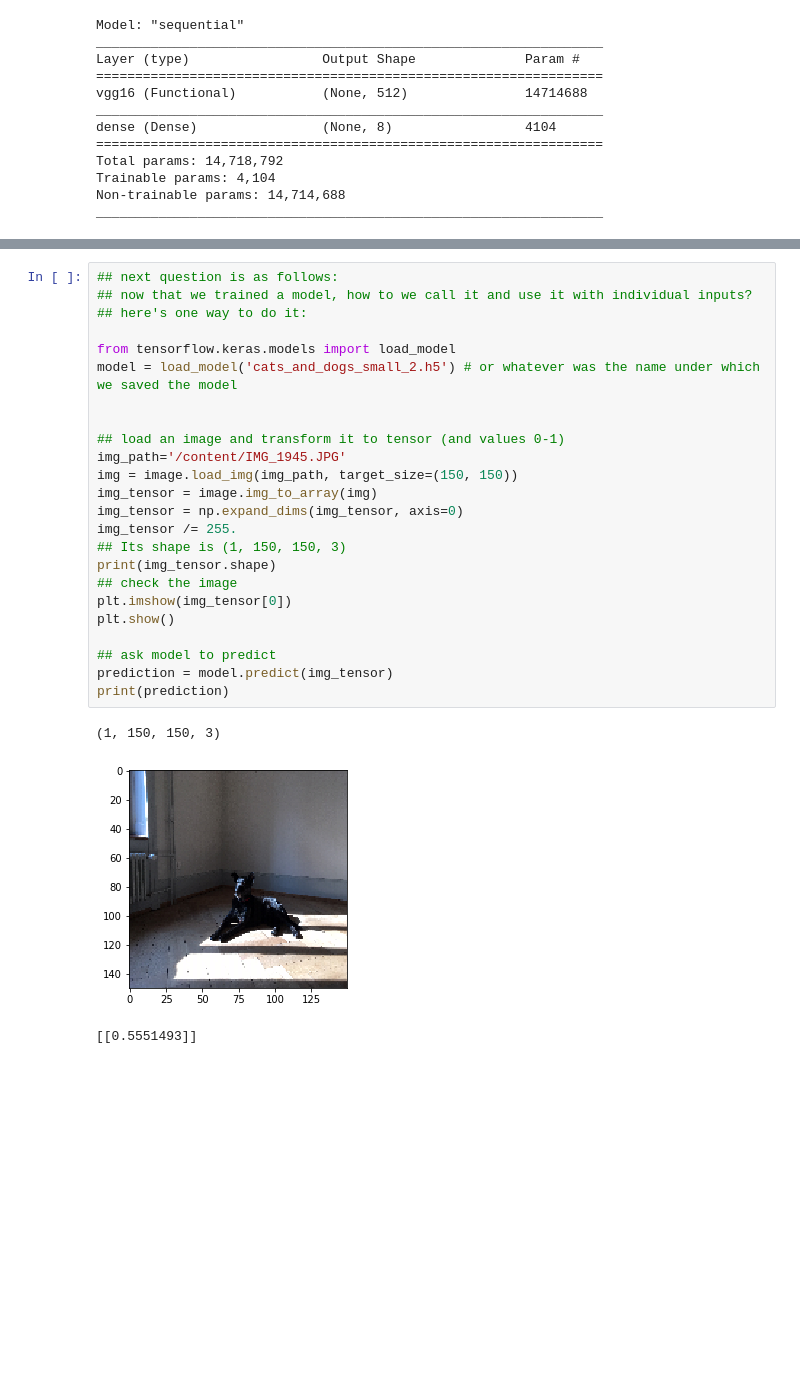
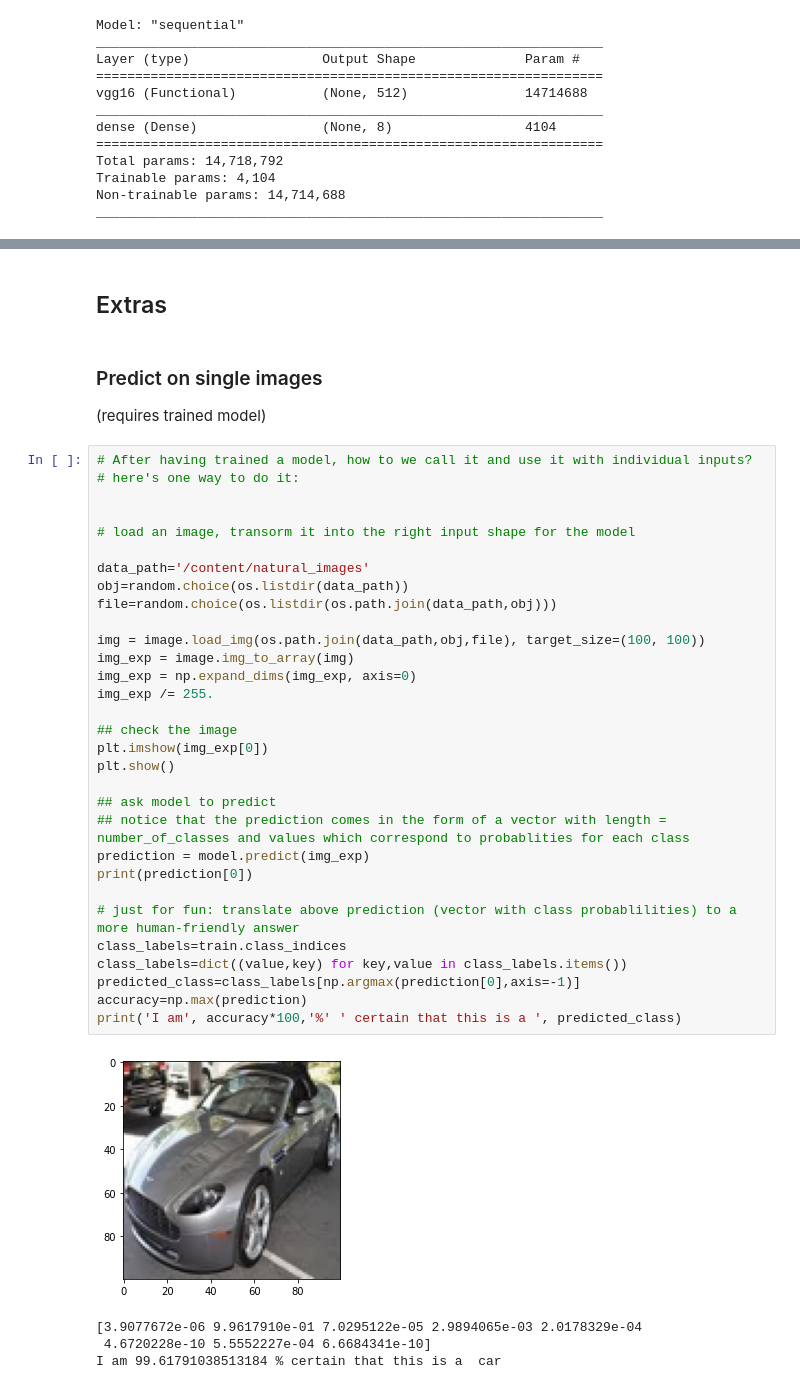
Before and after one commit to emmarant/CNN, a Jupyter notebook: CNN_classification_on_colab_env_LECTURER.ipynb, the cells around one changed output, grey strips where cells are left out. Saved outputs shown, nothing was run; the diff lists cells and outputs as text; blank space fills up the shorter version.

```diff
--- a/CNN_classification_on_colab_env_LECTURER.ipynb
+++ b/CNN_classification_on_colab_env_LECTURER.ipynb
@@ -814,28 +895,42 @@ Accuracy =  96.15931510925293 %
-# %%
-## next question is as follows:
-## now that we trained a model, how to we call it and use it with individual inputs?
-## here's one way to do it:
-
-from tensorflow.keras.models import load_model
-model = load_model('cats_and_dogs_small_2.h5') # or whatever was the name under which we saved the model
-
-
-## load an image and transform it to tensor (and values 0-1)
-img_path='/content/IMG_1945.JPG'
-img = image.load_img(img_path, target_size=(150, 150))
-img_tensor = image.img_to_array(img)
-img_tensor = np.expand_dims(img_tensor, axis=0)
-img_tensor /= 255.
-## Its shape is (1, 150, 150, 3)
-print(img_tensor.shape)
-## check the image
-plt.imshow(img_tensor[0])
-plt.show()
-
-## ask model to predict
-prediction = model.predict(img_tensor)
-print(prediction)
-# %% [output]
-(1, 150, 150, 3)
-[figure, removed]
-[[0.5551493]]
+# %% [markdown]
+## Extras
+# %% [markdown]
+### Predict on single images
+
+(requires trained model)
+# %%
+# After having trained a model, how to we call it and use it with individual inputs?
+# here's one way to do it:
+
+
+# load an image, transorm it into the right input shape for the model
+
+data_path='/content/natural_images'
+obj=random.choice(os.listdir(data_path))
+file=random.choice(os.listdir(os.path.join(data_path,obj)))
+
+img = image.load_img(os.path.join(data_path,obj,file), target_size=(100, 100))
+img_exp = image.img_to_array(img)
+img_exp = np.expand_dims(img_exp, axis=0)
+img_exp /= 255.
+
+## check the image
+plt.imshow(img_exp[0])
+plt.show()
+
+## ask model to predict
+## notice that the prediction comes in the form of a vector with length = number_of_classes and values which correspond to probablities for each class
+prediction = model.predict(img_exp)
+print(prediction[0])
+
+# just for fun: translate above prediction (vector with class probablilities) to a more human-friendly answer
+class_labels=train.class_indices
+class_labels=dict((value,key) for key,value in class_labels.items())
+predicted_class=class_labels[np.argmax(prediction[0],axis=-1)]
+accuracy=np.max(prediction)
+print('I am', accuracy*100,'%' ' certain that this is a ', predicted_class)
+# %% [output]
+[figure, added]
+[3.9077672e-06 9.9617910e-01 7.0295122e-05 2.9894065e-03 2.0178329e-04
+ 4.6720228e-10 5.5552227e-04 6.6684341e-10]
+I am 99.61791038513184 % certain that this is a  car
```
Also changed, not shown: parts of 36 cells of this notebook.
